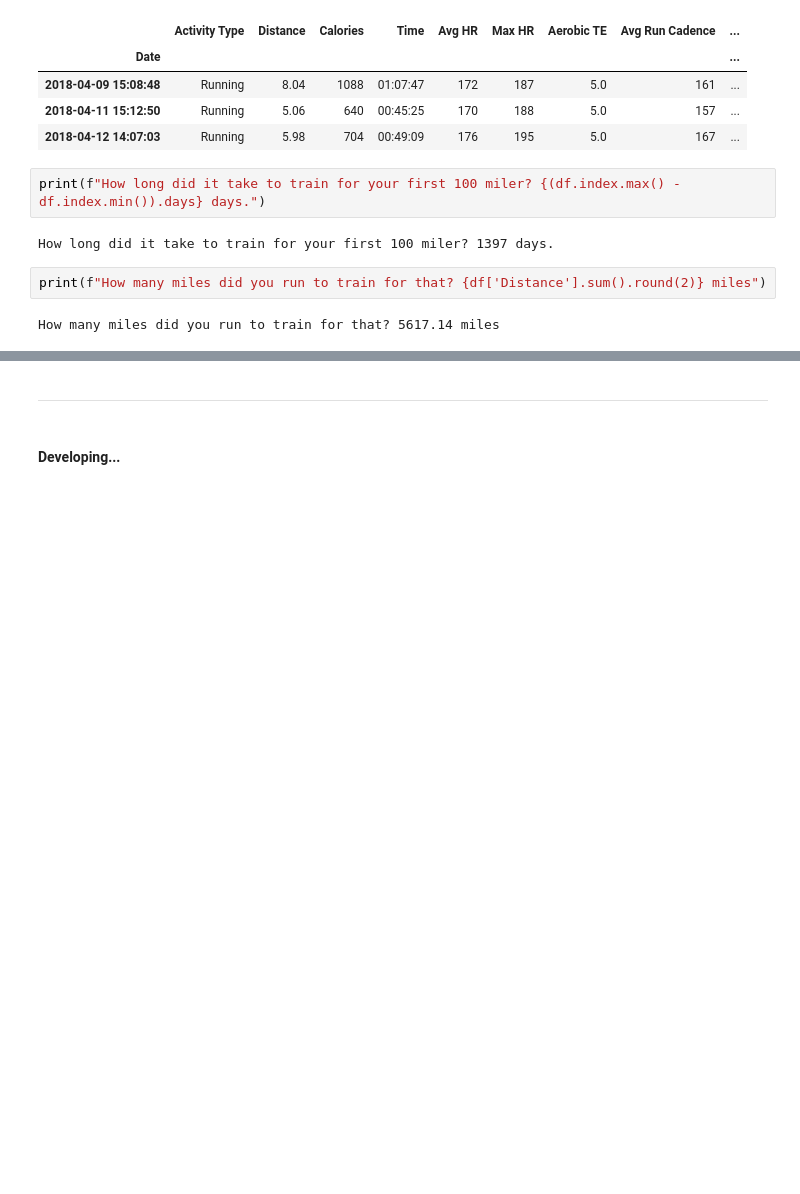
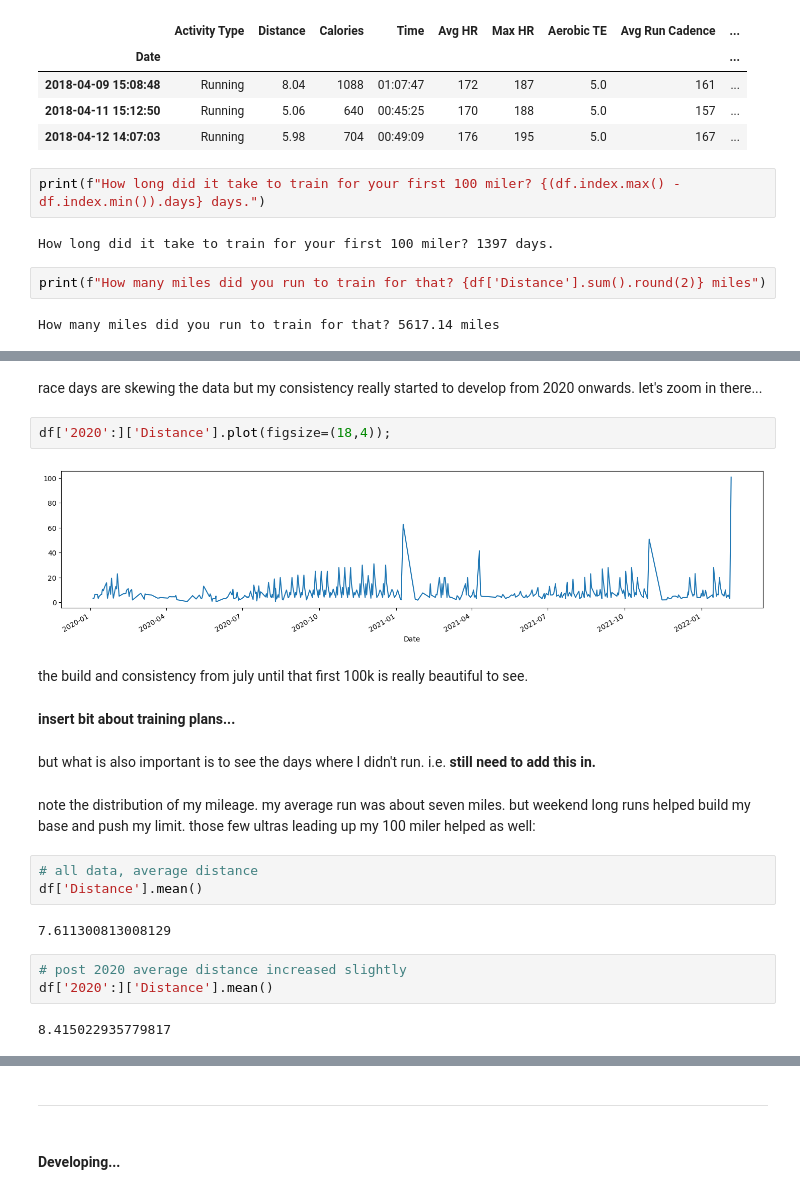
Before and after one commit to mikeygough/run100miles, a Jupyter notebook: main.ipynb, the cells around one changed output, grey strips where cells are left out. Saved outputs shown, nothing was run; the diff lists cells and outputs as text; blank space fills up the shorter version.

```diff
--- a/main.ipynb
+++ b/main.ipynb
@@ -92,0 +99,24 @@ How many miles did you run to train for that? 5617.14 miles
+# %% [markdown]
+race days are skewing the data but my consistency really started to develop from 2020 onwards. let's zoom in there...
+# %%
+df['2020':]['Distance'].plot(figsize=(18,4));
+# %% [output]
+[figure, added]
+# %% [markdown]
+the build and consistency from july until that first 100k is really beautiful to see.
+# %% [markdown]
+__insert bit about training plans...__
+# %% [markdown]
+but what is also important is to see the days where I didn't run. i.e. **still need to add this in.**
+# %% [markdown]
+note the distribution of my mileage. my average run was about seven miles. but weekend long runs helped build my base and push my limit. those few ultras leading up my 100 miler helped as well:
+# %%
+# all data, average distance
+df['Distance'].mean()
+# %% [output]
+7.611300813008129
+# %%
+# post 2020 average distance increased slightly
+df['2020':]['Distance'].mean()
+# %% [output]
+8.415022935779817
```
Also changed, not shown: parts of 11 cells of this notebook, 9 other files.
